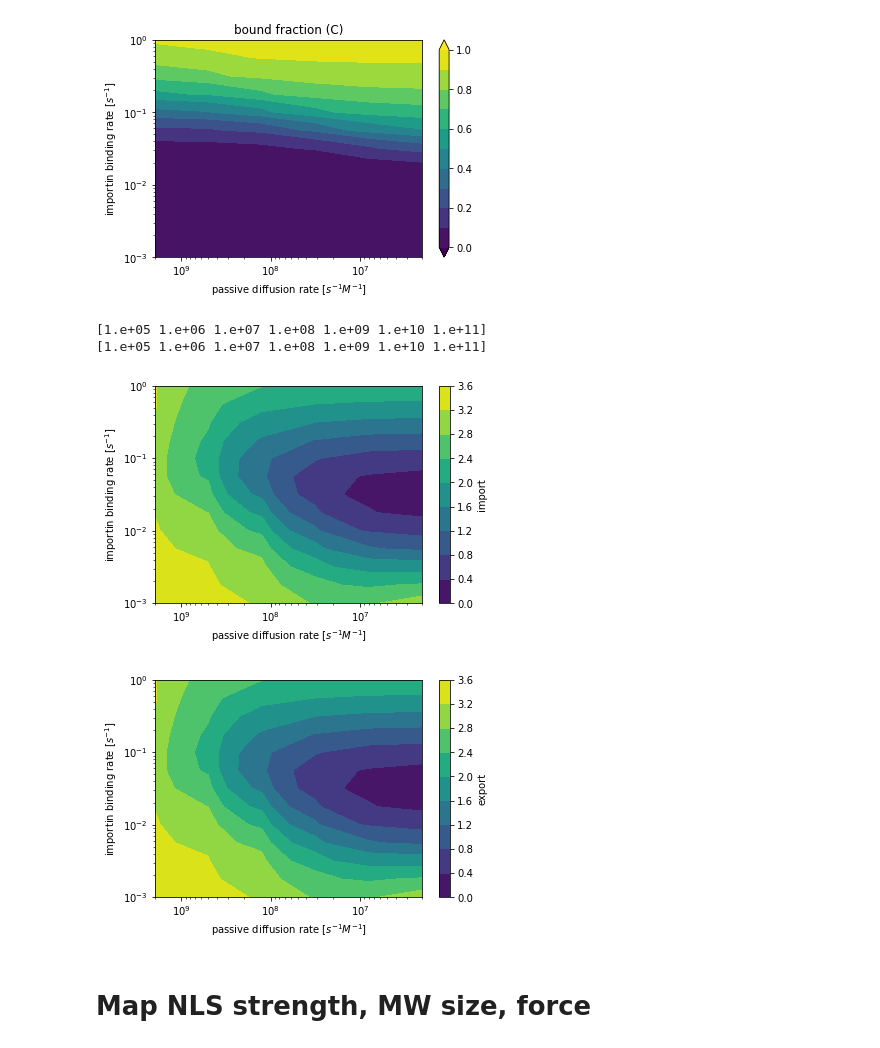
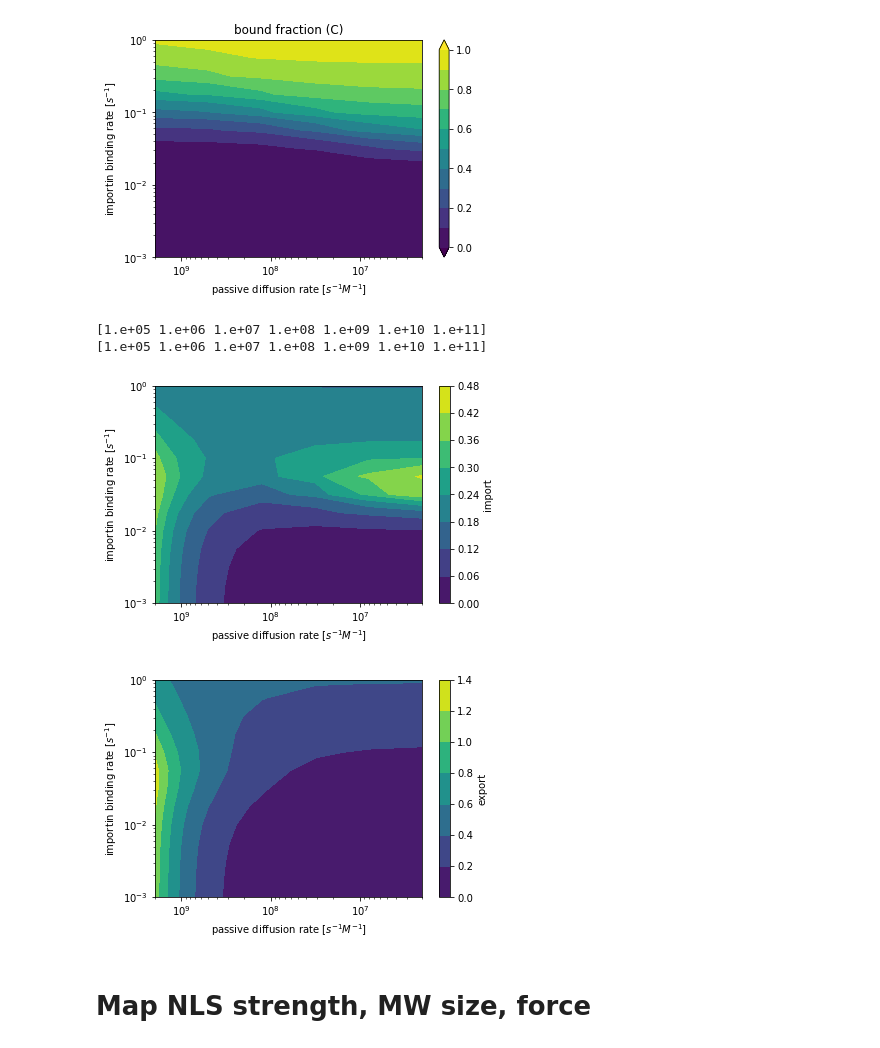
Before and after one commit to ravehlab/npctransport_kinetic, a Jupyter notebook: NPC_FLIP_simulations.ipynb, the cells around one changed output. Cells and saved outputs as stored; diff of their text form; code cells hidden in the pictures.

```diff
--- a/NPC_FLIP_simulations.ipynb
+++ b/NPC_FLIP_simulations.ipynb
@@ -396,37 +396,37 @@ x_meshgrid, y_meshgrid = np.meshgrid(param_range["max_passive_diffusion_rate_nmo
                                      param_range["rate_free_to_complex_per_sec"])
 ##### Contourf
 for tag in ['import', 'export']:
     plt.figure()
     plt.contourf(x_meshgrid,
                  y_meshgrid,
-#                 stats_grids[f'{tag}_U']+stats_grids[f'{tag}_U'])
-                 ratios_import_export) #, vmin=1.0, vmax=vmax, levels=np.linspace(1.0,vmax,21), extend='both')
+                 stats_grids[f'{tag}_L'])
+#                 ratios_import_export) #, vmin=1.0, vmax=vmax, levels=np.linspace(1.0,vmax,21), extend='both')
     ax= plt.gca()
     ax.set_xscale('log')
     ax.set_yscale('log')
     #ax.set_yscale('log')
     ax.set_xlabel(r"passive diffusion rate [$s^{-1} M^{-1}$]")
     ax.set_ylabel("importin binding rate [$s^{-1}$]")
     xlim= ax.get_xlim()
     ylim= ax.get_ylim()
     ax.set_xlim(xlim[1], xlim[0])
     #ax.set_ylim(ylim[1], ylim[0])
     print(ax.get_xticks())
     #ax.set_xticklabels(["{:.1f}".format(xtick) for xtick in param_range["max_passive_diffusion_rate_nmol_per_sec_per_M"]])
     #ax.set_yticklabels(["{:.2f}".format(ytick) for ytick in param_range["rate_free_C_to_complex_C_per_sec"]])
     cb = plt.colorbar(label=tag)
     ticks = cb.get_ticks()
     cb.set_ticks(ticks)
 
     #ax.xaxis.set_major_formatter(mtick.FormatStrFormatter("%.1f"))
     #ax.yaxis.set_major_formatter(mtick.FormatStrFormatter("%.1f"))
 
     #cb.set_ticklabels([f'{tick:.0e}' for tick in np.exp(ticks)])
 # %% [output]
 [1.e+05 1.e+06 1.e+07 1.e+08 1.e+09 1.e+10 1.e+11]
 [1.e+05 1.e+06 1.e+07 1.e+08 1.e+09 1.e+10 1.e+11]
-[figure, old version]
+[figure, new version]
-[figure, old version]
+[figure, new version]
 # %% [markdown]
 # Map NLS strength, MW size, force
 # %%
```
Also changed, not shown: parts of 9 cells of this notebook, 2 other files.
